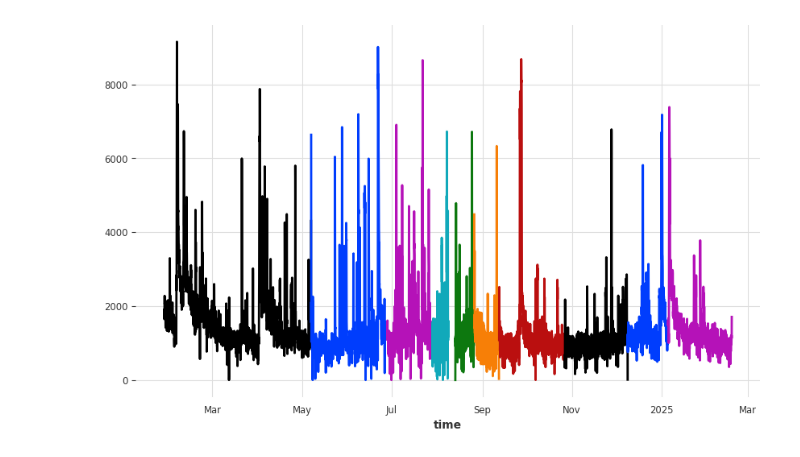
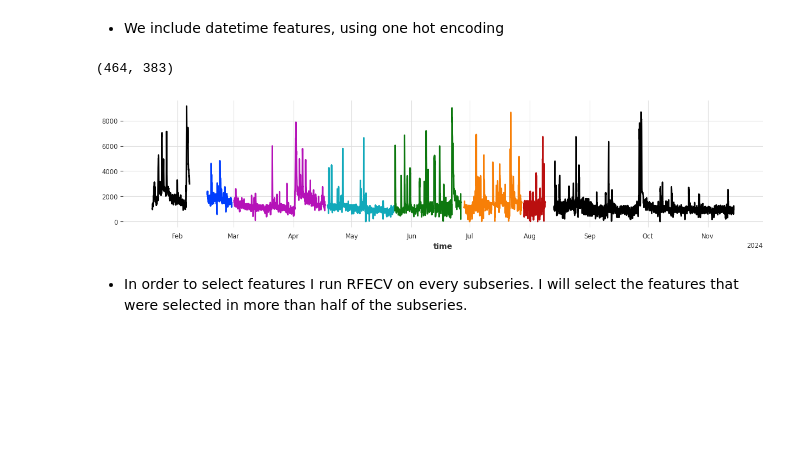
Before and after one commit to DHI/WaterBench-TimeSeries-WWTPINflow, a Jupyter notebook: code/example.ipynb, the cells around one changed output. Cells and saved outputs as stored; diff of their text form; code cells hidden in the pictures; blank space fills up the shorter version.

```diff
--- a/code/example.ipynb
+++ b/code/example.ipynb
@@ -136,0 +72,2 @@ The provided DatetimeIndex was associated with a timezone, which is currently no
+# %%
+ts = TimeSeries.from_csv("../processed/data.csv", parse_dates=True, time_col="time")
@@ -136,0 +76,7 @@ The provided DatetimeIndex was associated with a timezone, which is currently no
+# %%
+subseries = extract_subseries(ts, mode="any")
+
+min_length = 24 * 7  # 7 days
+subseries = [s for s in subseries if len(s) >= min_length]
+
+print(f"Total number of usable samples {sum([len(s) for s in subseries])}")
@@ -136,0 +109,3 @@ The provided DatetimeIndex was associated with a timezone, which is currently no
+# %%
+target_subseries = [s[target] for s in subseries]
+covariates_subseries = [s.drop_columns(target) for s in subseries]
@@ -136,0 +132,2 @@ The provided DatetimeIndex was associated with a timezone, which is currently no
+# %% [markdown]
+- We include datetime features, using one hot encoding
@@ -137,7 +160,11 @@ The provided DatetimeIndex was associated with a timezone, which is currently no
+# %%
+expanded_covariates_subseries[0].pd_dataframe().shape
+# %% [output]
+(464, 383)
 # %%
-fig, ax = plt.subplots(1, 1, figsize=(10, 6))
-for s in subts:
-    s["FB20F11_81"].plot(ax=ax)
+fig, ax = plt.subplots(1, 1, figsize=(15, 3))
+for s in target_subseries:
+    s.plot(ax=ax)
 ax.legend().set_visible(False)
 # %% [output]
-[figure, old version]
+[figure, new version]
@@ -143,0 +195,2 @@ ax.legend().set_visible(False)
+# %% [markdown]
+- In order to select features I run RFECV on every subseries. I will select the features that were selected in more than half of the subseries.
```
Also changed, not shown: parts of 28 cells of this notebook, 2 other files.
